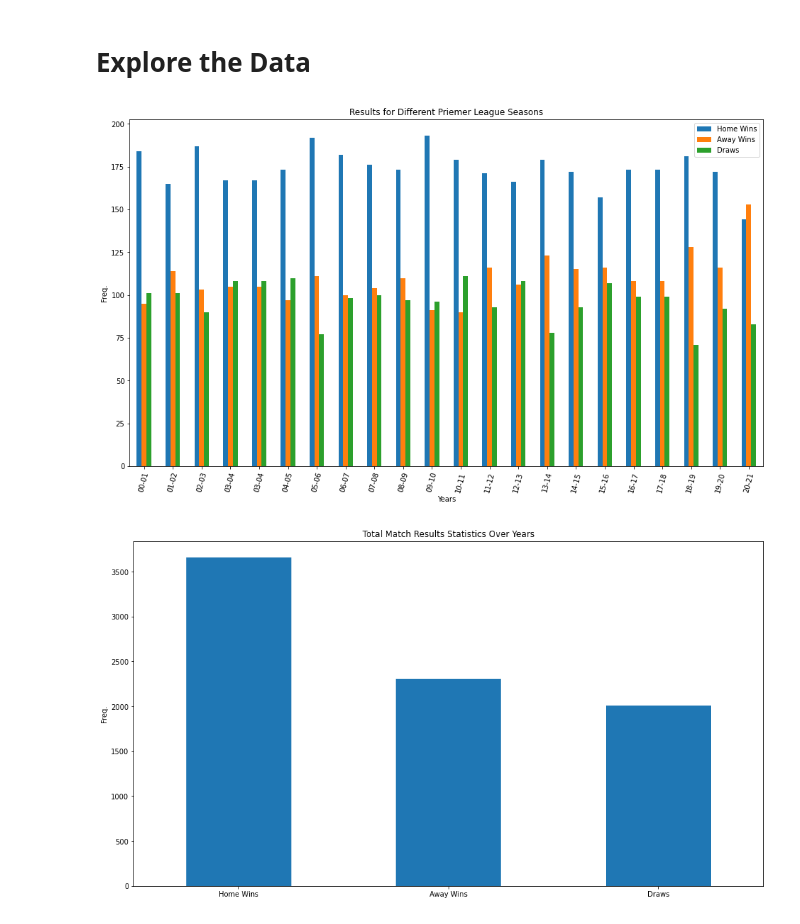
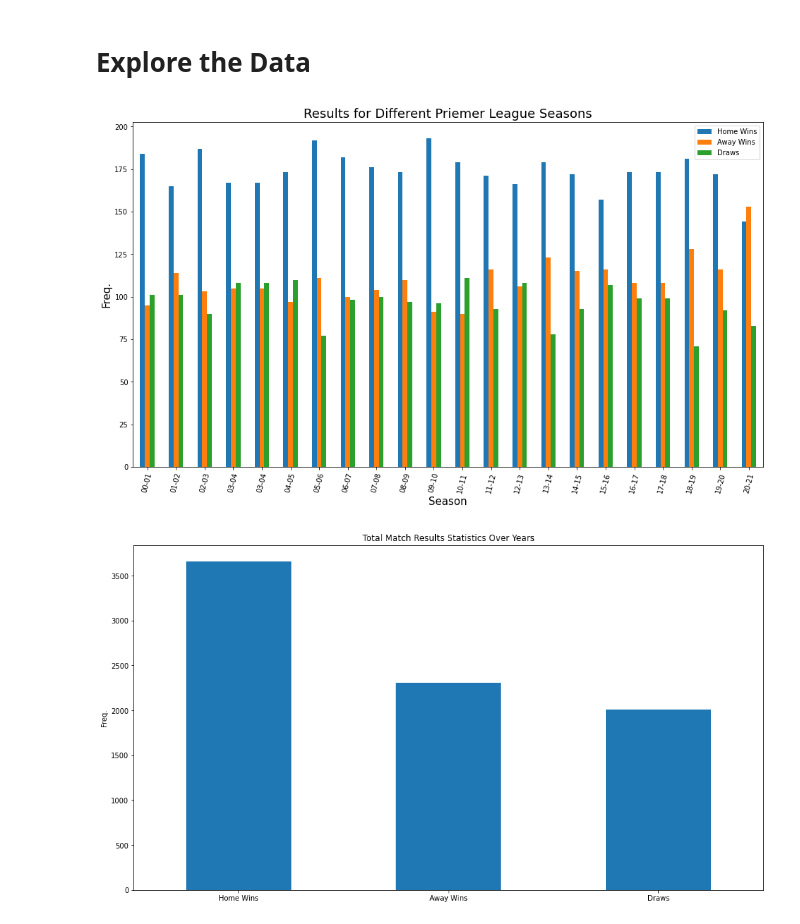
Before and after one commit to zmanaa/EPL-Matches-Prediction, a Jupyter notebook: EDA.ipynb, the cells around one changed output. Saved outputs shown, nothing was run; the diff lists cells and outputs as text; code cells hidden in the pictures.

```diff
--- a/EDA.ipynb
+++ b/EDA.ipynb
@@ -152,13 +161,14 @@ result_statistics = pd.concat([season_1_results,season_2_results,season_3_result
                          ,season_15_results,season_16_results,season_17_results,season_18_results,season_19_results,
                          season_20_results, season_21_results])
 # %%
-result_statistics.plot(kind = 'bar', title = "Results for Different Priemer League Seasons", figsize=(16,9));
-plt.xlabel('Years');
-plt.ylabel('Freq.');
+result_statistics.plot(kind = 'bar', figsize=(16,9));
+plt.title("Results for Different Priemer League Seasons", size = 18);
+plt.xlabel('Season', size = 15);
+plt.ylabel('Freq.', size = 15);
 plt.xticks(rotation=75);
 plt.show();
 # %% [output]
-[figure, old version]
+[figure, new version]
 # %%
 tot_res.T.plot(kind = 'bar', title = "Total Match Results Statistics Over Years", figsize=(16,9), legend = False);
 plt.ylabel('Freq.');
```
Also changed, not shown: parts of 2 cells of this notebook, 10 other files.
